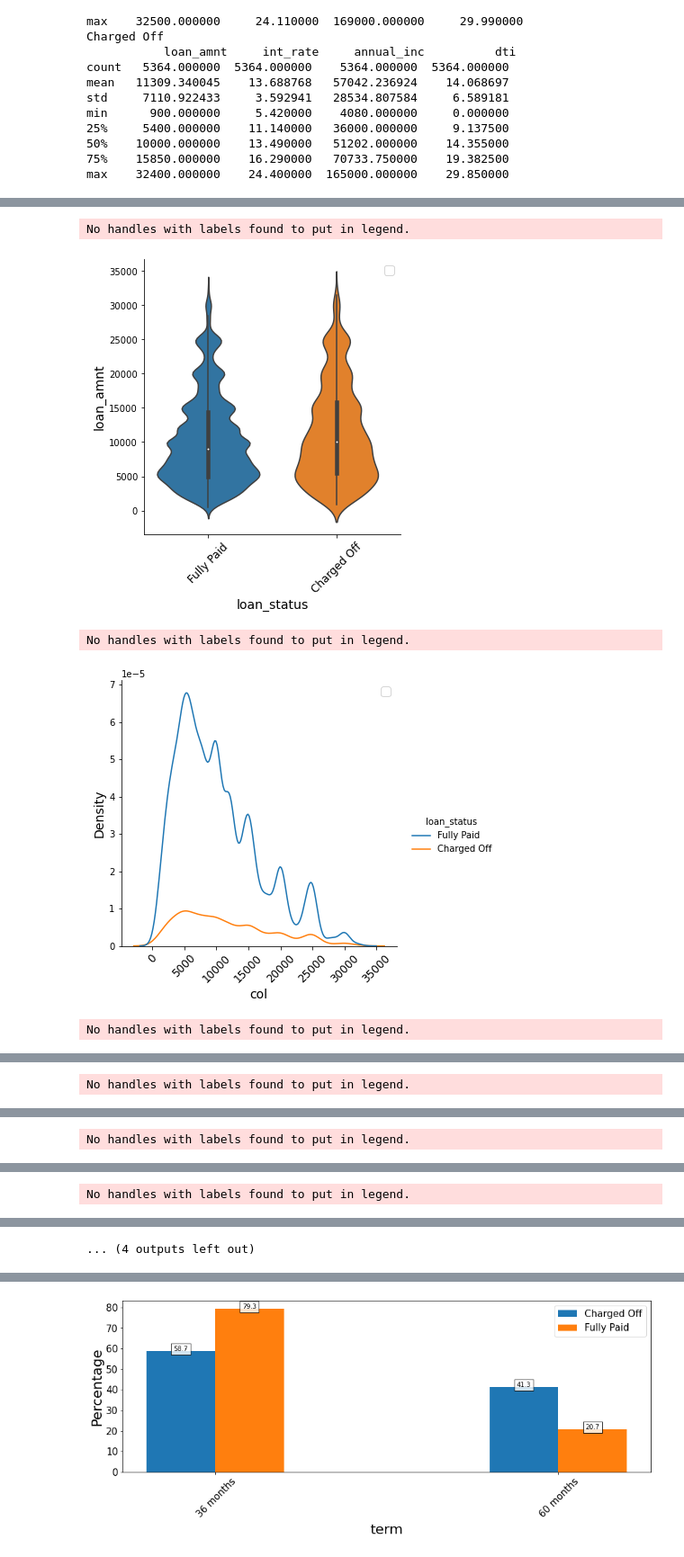
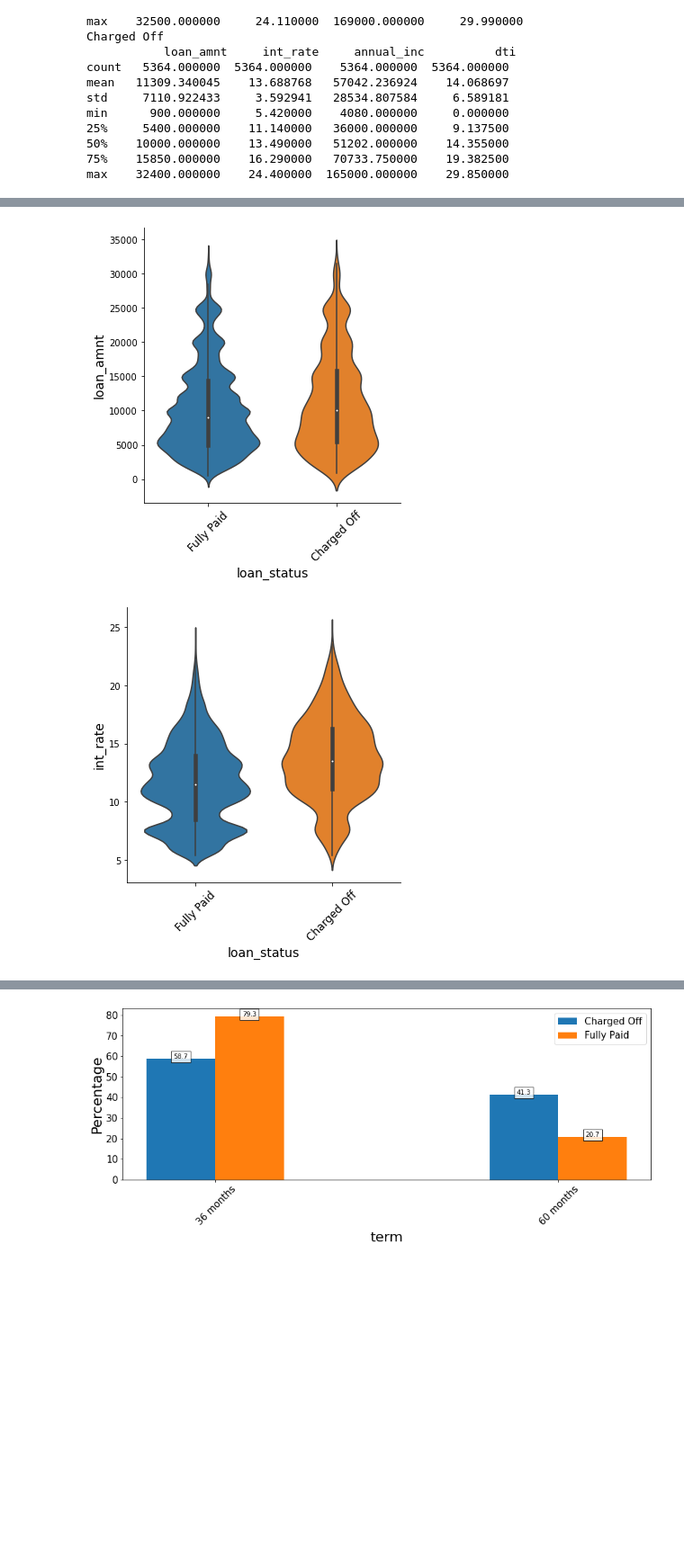
Before and after one commit to karthickchetti/LendingClubCaseStudy, a Jupyter notebook: Karthick_Chetti.ipynb, the cells around one changed output, grey strips where cells are left out. Shown at 90% size. Saved outputs shown, nothing was run; the diff lists cells and outputs as text; code cells hidden in the pictures; blank space fills up the shorter version.

```diff
--- a/Karthick_Chetti.ipynb
+++ b/Karthick_Chetti.ipynb
@@ -236,0 +240,14 @@ unordered_cat_data=["home_ownership","purpose","verification_status","loan_statu
+# %%
+#Categorical Features
+lc_df_corr=lc_df
+categorical_data=ordered_cat_data+unordered_cat_data
+categorical_data
+for col in categorical_data:
+    col_unique_vals=list(lc_df_corr[col].value_counts().index)
+    col_labels=np.arange(1,len(col_unique_vals)+1)
+    rep_dict=dict(zip(col_unique_vals,col_labels))
+    lc_df_corr=lc_df_corr.replace({col: rep_dict})
+lc_corr_matrix=lc_df_corr.corr()
+plt.figure(figsize=(15,15))
+sns.heatmap(lc_corr_matrix,center=0, annot=True,cmap="RdYlGn")
+plt.show()
@@ -408,24 +422,21 @@ max    32400.000000    24.400000  165000.000000    29.850000
 # %%
 #Bar plots for numeric variables
 for col in numeric_data:
     sns.catplot(y=col,x="loan_status",kind="violin", data=lc_df)
     plt.xticks(fontsize=12,rotation=45)
     plt.xticks(fontsize=12)
     plt.xlabel("loan_status",size = 14)
     plt.ylabel(col,size=14)
-    plt.legend(fontsize=14)
+    #plt.legend(fontsize=14)
     plt.show()
     #plot.set_xlabel(fontsize=12)
-    sns.displot(data=lc_df, x=col, hue="loan_status", kind="kde")
-    plt.xticks(fontsize=12,rotation=45)
-    plt.xticks(fontsize=12)
-    plt.xlabel("col",size = 14)
-    plt.ylabel("Density",size=14)
-    plt.legend(fontsize=14)
-    plt.show()
+    # sns.displot(data=lc_df, x=col, hue="loan_status", kind="kde")
+    # plt.xticks(fontsize=12,rotation=45)
+    # plt.xticks(fontsize=12)
+    # plt.xlabel("col",size = 14)
+    # plt.ylabel("Density",size=14)
+    # plt.legend(fontsize=14)
+    # plt.show()
 # %% [output]
-No handles with labels found to put in legend.
-[figure, old version]
+[figure, new version]
-No handles with labels found to put in legend.
-[figure, old version]
+[figure, new version]
-No handles with labels found to put in legend.
@@ -433 +443,0 @@ No handles with labels found to put in legend.
-No handles with labels found to put in legend.
@@ -435 +444,0 @@ No handles with labels found to put in legend.
-No handles with labels found to put in legend.
@@ -437 +444,0 @@ No handles with labels found to put in legend.
-No handles with labels found to put in legend.
@@ -439,2 +445 @@ No handles with labels found to put in legend.
-... (4 outputs left out)
 # %% [markdown]
```
Also changed, not shown: parts of 37 cells of this notebook.
